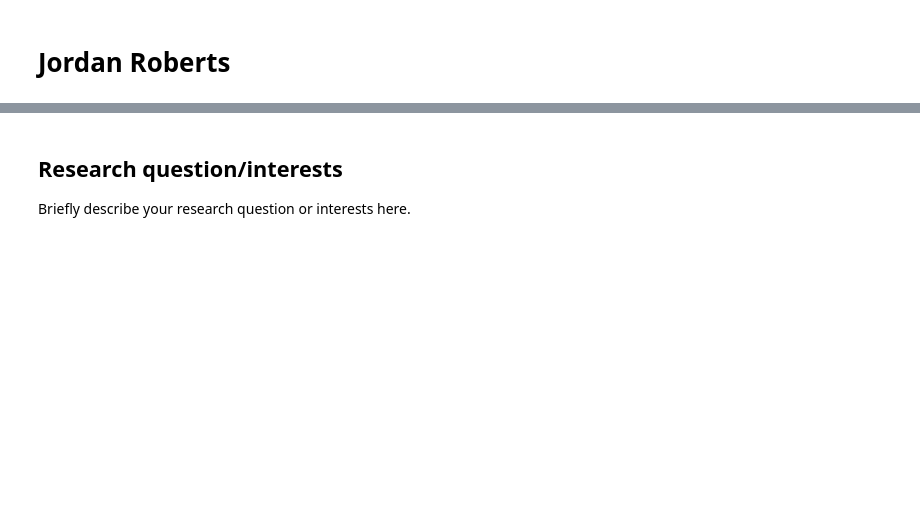
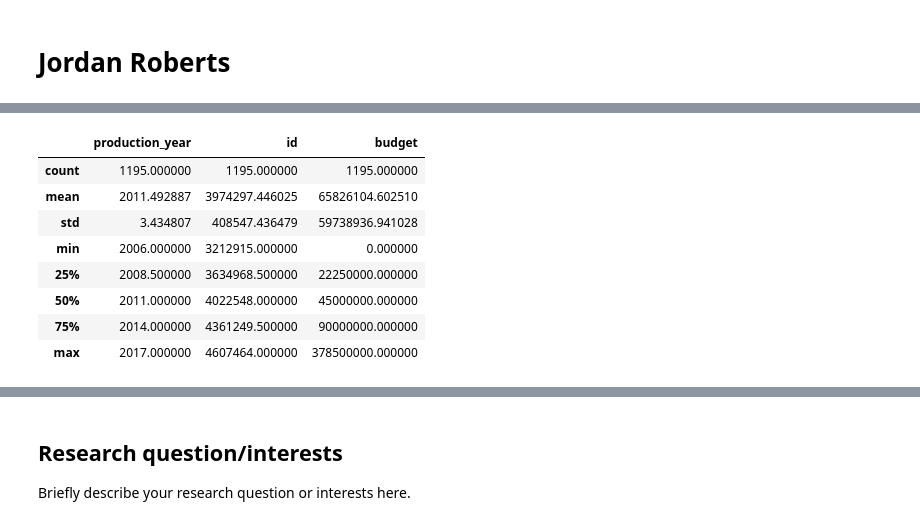
Before and after one commit to ubco-W2022T1-cosc301/project-group16, a Jupyter notebook: notebooks/analysis2.ipynb, the cells around one changed output, grey strips where cells are left out. Cells and saved outputs as stored; diff of their text form; code cells hidden in the pictures; blank space fills up the shorter version.

```diff
--- a/notebooks/analysis2.ipynb
+++ b/notebooks/analysis2.ipynb
@@ -21,0 +11,14 @@ movie_data
+# %%
+movie_data.nunique(axis=0)
+movie_data.describe().apply(lambda s: s.apply(lambda x: format(x, 'f')))
+#basic data on dataset
+# %% [output]
+|  | production_year | id | budget |
+| count | 1195.000000 | 1195.000000 | 1195.000000 |
+| mean | 2011.492887 | 3974297.446025 | 65826104.602510 |
+| std | 3.434807 | 408547.436479 | 59738936.941028 |
+| min | 2006.000000 | 3212915.000000 | 0.000000 |
+| 25% | 2008.500000 | 3634968.500000 | 22250000.000000 |
+| 50% | 2011.000000 | 4022548.000000 | 45000000.000000 |
+| 75% | 2014.000000 | 4361249.500000 | 90000000.000000 |
+| max | 2017.000000 | 4607464.000000 | 378500000.000000 |
```
Also changed, not shown: parts of 8 cells of this notebook, 1 other file.
